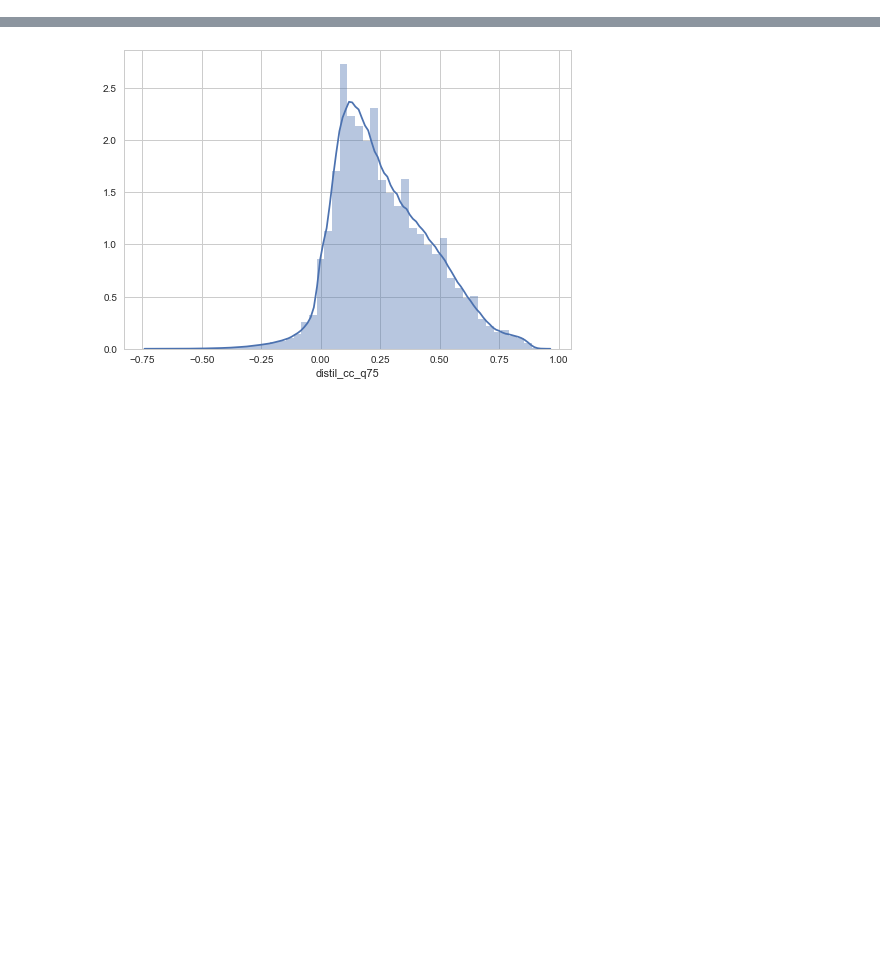
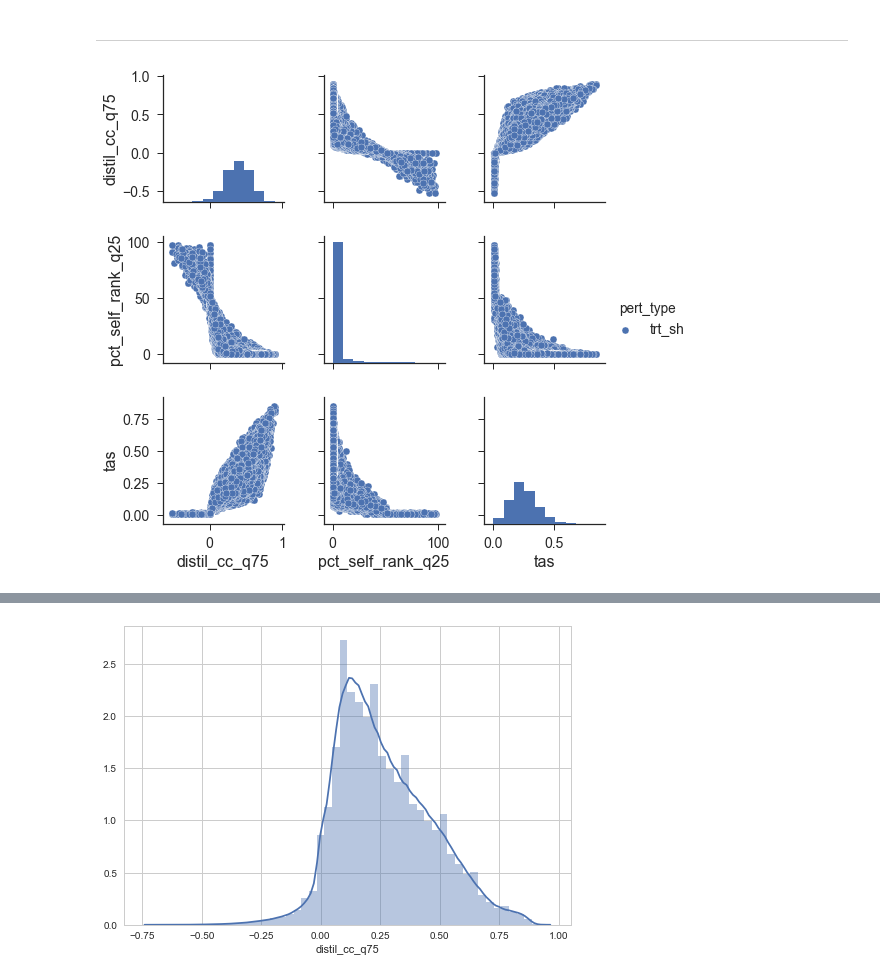
Before and after one commit to npabon/LINCS_target_prediction, a Jupyter notebook: LINCS_data_exploration.ipynb, the cells around one changed output, grey strips where cells are left out. Saved outputs shown, nothing was run; the diff lists cells and outputs as text; code cells hidden in the pictures; blank space fills up the shorter version.

```diff
--- a/LINCS_data_exploration.ipynb
+++ b/LINCS_data_exploration.ipynb
@@ -157,0 +122,9 @@ plt.show()
+# %% [markdown]
+___
+# %%
+# knockdown experiments
+kd_sig_quality_info = sig_quality_info[sig_quality_info.pert_type == 'trt_sh']
+sns.pairplot(kd_sig_quality_info, hue='pert_type')
+plt.show()
+# %% [output]
+[figure, added]
```
Also changed, not shown: parts of 25 cells of this notebook, 1 other file.
